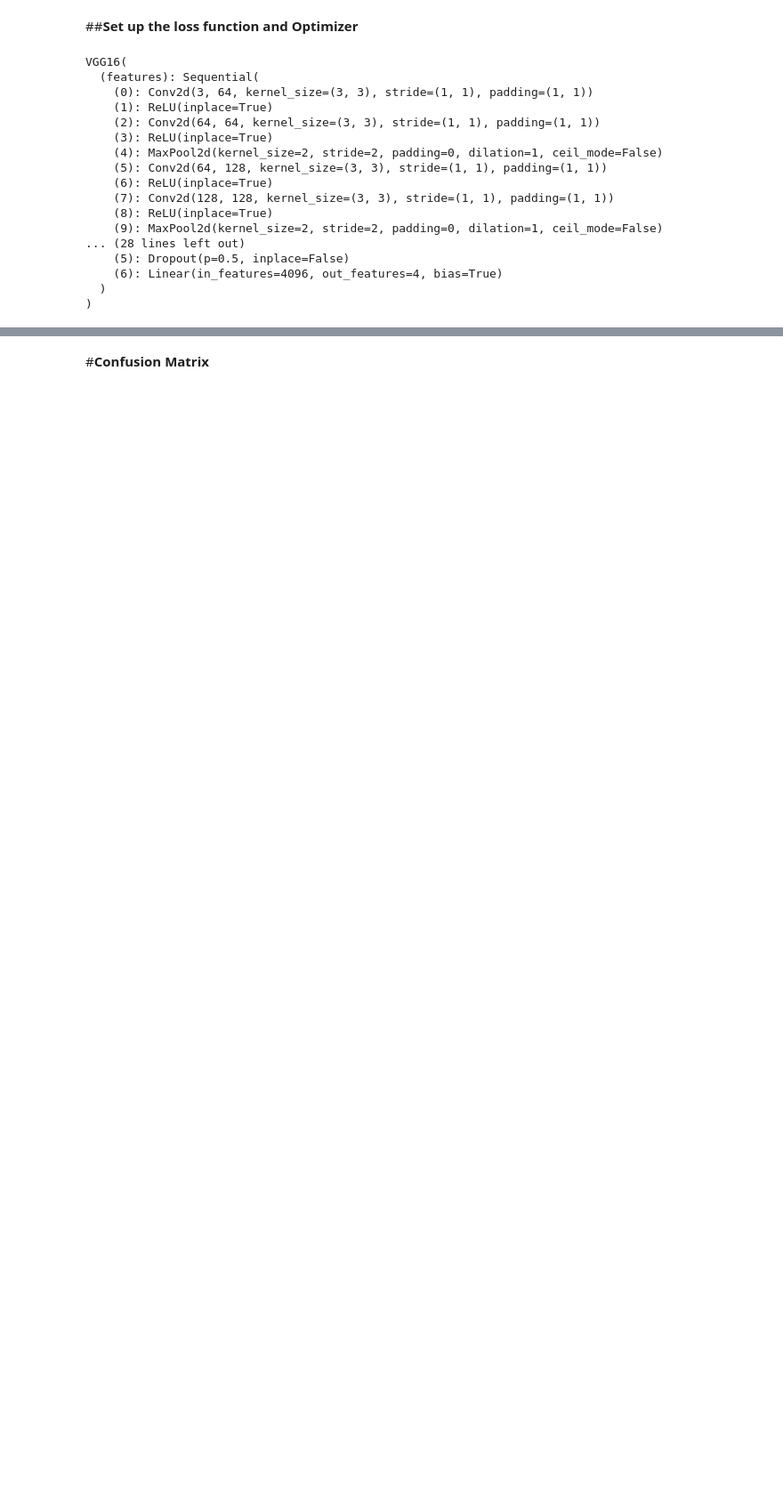
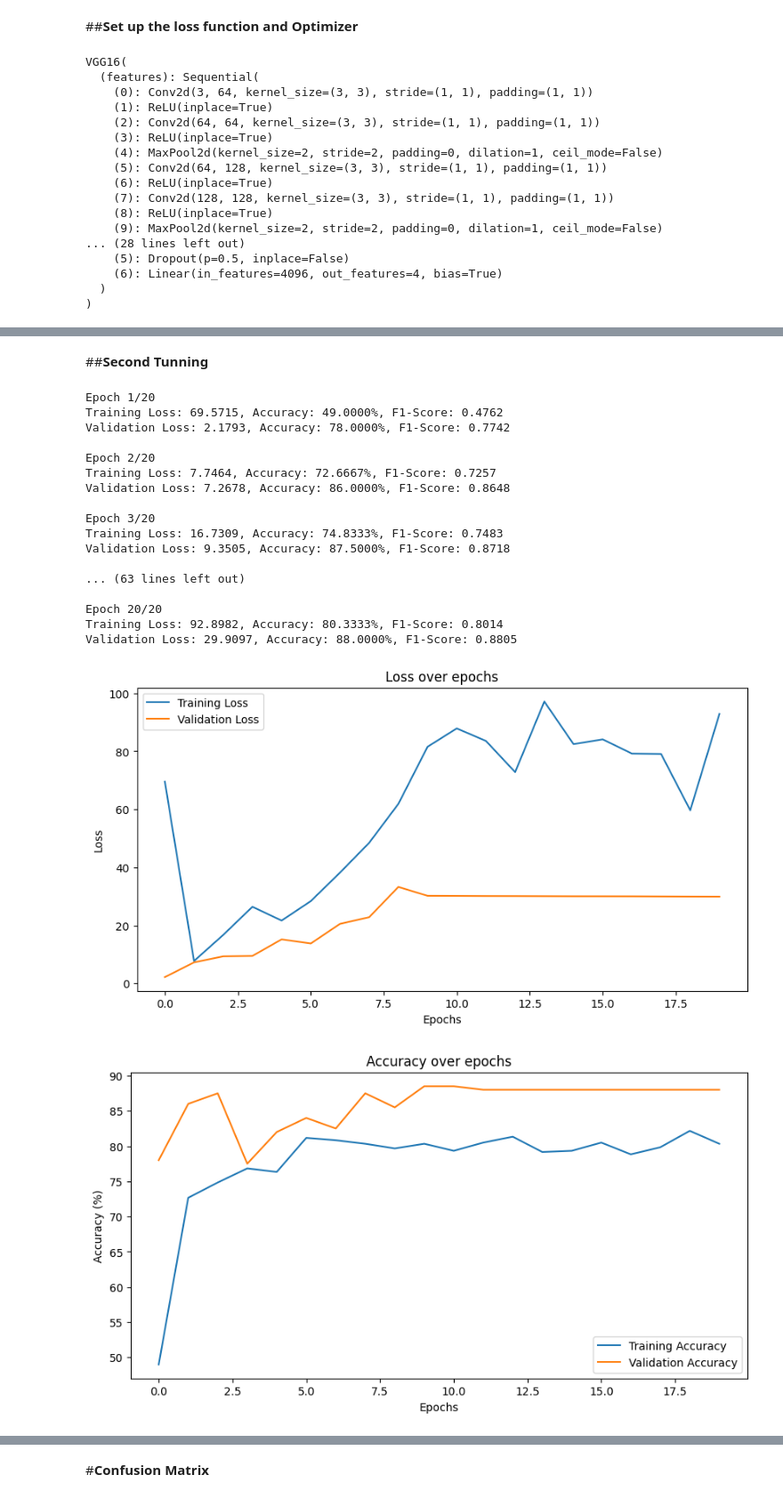
Before and after one commit to WYJ1213/APS360_2024_Winter_Project, a Jupyter notebook: CNN_Model_VGG.ipynb, the cells around one changed output, grey strips where cells are left out. Shown at 89% size. Cells and saved outputs as stored; diff of their text form; code cells hidden in the pictures; blank space fills up the shorter version.

```diff
--- a/CNN_Model_VGG.ipynb
+++ b/CNN_Model_VGG.ipynb
@@ -29,6 +34,21 @@ test_dir="/content/drive/MyDrive/University/U_Third/Winter term/APS360/APS360 Pr
 ##**Load the data**
 # %%
 torch.manual_seed(1)
+
+#Data agumentation
+transform = transforms.Compose([
+    transforms.RandomResizedCrop(224),  # VGG16 expects 224x224 inputs
+    transforms.RandomHorizontalFlip(),  # Simple augmentation
+    transforms.ToTensor(),
+    transforms.Normalize(mean=[0.485, 0.456, 0.406], std=[0.229, 0.224, 0.225]),  # Normalization
+])
+
+# Load datasets:
+train_dataset = datasets.ImageFolder(train_dir, transform=transform)
+# Set up data loaders:
+train_loader = DataLoader(train_dataset, batch_size=32, shuffle=True)  #Shuffle is to ensure the model isn’t adapting its learning to any kind of spurious pattern
+
+
 # Define transformations and normalization for your images:
 transform = transforms.Compose([
     transforms.Resize((224, 224)),  # Resize images for the VGG model
@@ -36,13 +56,9 @@ transform = transforms.Compose([
     transforms.Normalize(mean=[0.485, 0.456, 0.406], std=[0.229, 0.224, 0.225])  # Standard normalization for ImageNet
 ])
 
-# Load datasets:
-train_dataset = datasets.ImageFolder(train_dir, transform=transform)
 val_dataset = datasets.ImageFolder(val_dir, transform=transform)
 test_dataset = datasets.ImageFolder(test_dir, transform=transform)
-
 # Set up data loaders:
-train_loader = DataLoader(train_dataset, batch_size=32, shuffle=True)  #Shuffle is to ensure the model isn’t adapting its learning to any kind of spurious pattern.
 validation_loader = DataLoader(val_dataset, batch_size=32, shuffle=False)
 test_loader = DataLoader(test_dataset, batch_size=32, shuffle=False)
 # %% [markdown]
@@ -265,0 +396,28 @@ Validation Accuracy: 63.0%
+# %% [markdown]
+##**Second Tunning**
+# %%
+#Change the optimizer learning rate to be 0.01, batch size is still 32
+optimizer = optim.Adam(vgg16.parameters(), lr=0.01)  # default learning rate
+# Adjusts the learning rate every 10 epochs by multiplying it by 0.0001
+scheduler = StepLR(optimizer, step_size=10, gamma=0.0001)
+train(vgg16, train_loader, validation_loader, num_epochs=20, optimizer=optimizer, scheduler=scheduler)
+# %% [output]
+Epoch 1/20
+Training Loss: 69.5715, Accuracy: 49.0000%, F1-Score: 0.4762
+Validation Loss: 2.1793, Accuracy: 78.0000%, F1-Score: 0.7742
+
+Epoch 2/20
+Training Loss: 7.7464, Accuracy: 72.6667%, F1-Score: 0.7257
+Validation Loss: 7.2678, Accuracy: 86.0000%, F1-Score: 0.8648
+
+Epoch 3/20
+Training Loss: 16.7309, Accuracy: 74.8333%, F1-Score: 0.7483
+Validation Loss: 9.3505, Accuracy: 87.5000%, F1-Score: 0.8718
+
+... (63 lines left out)
+
+Epoch 20/20
+Training Loss: 92.8982, Accuracy: 80.3333%, F1-Score: 0.8014
+Validation Loss: 29.9097, Accuracy: 88.0000%, F1-Score: 0.8805
+[figure, added]
+[figure, added]
```
Also changed, not shown: parts of 51 cells of this notebook.
